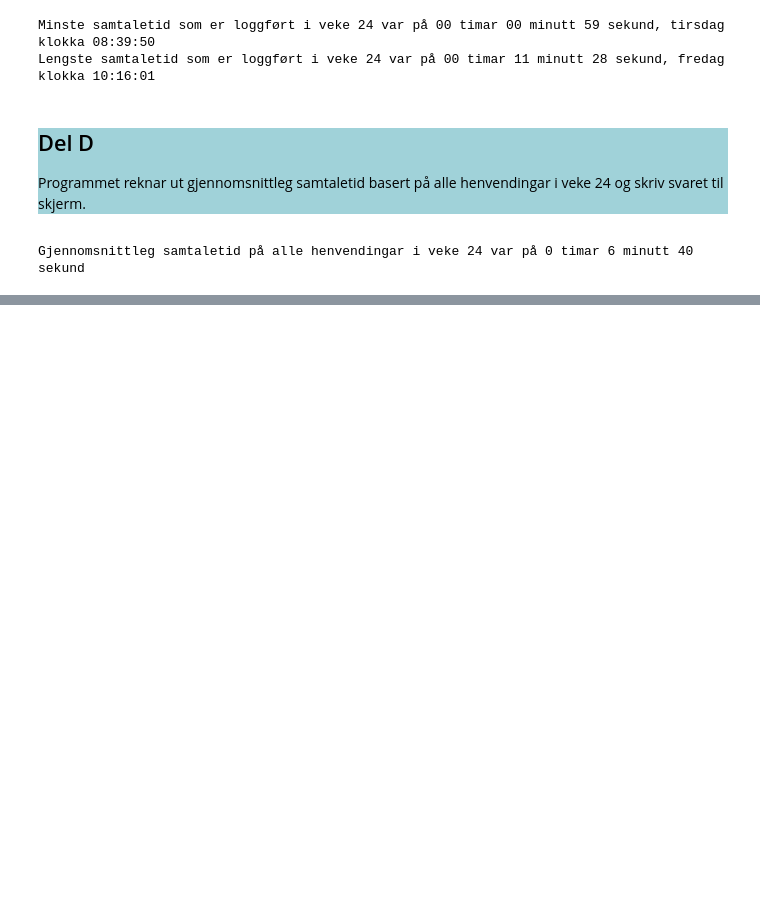
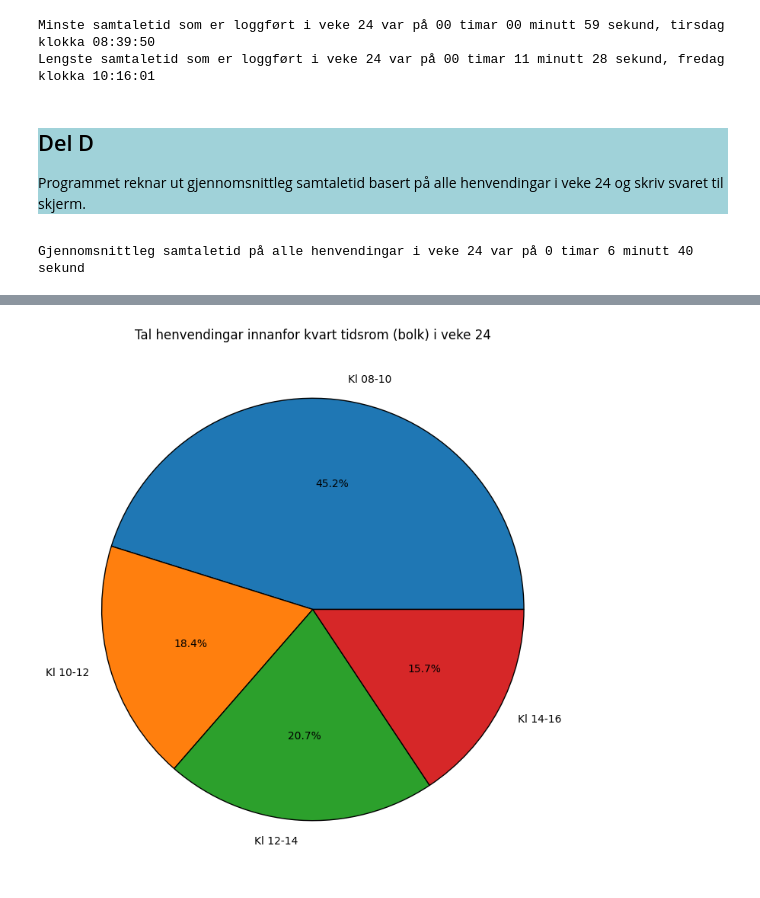
Before and after one commit to Haugtussen/py1010, a Jupyter notebook: Prosjektoppgave_Py1010_Kay_Roger_Haugen.ipynb, the cells around one changed output, grey strips where cells are left out. Cells and saved outputs as stored; diff of their text form; code cells hidden in the pictures; blank space fills up the shorter version.

```diff
--- a/Prosjektoppgave_Py1010_Kay_Roger_Haugen.ipynb
+++ b/Prosjektoppgave_Py1010_Kay_Roger_Haugen.ipynb
@@ -167,0 +176,23 @@ Gjennomsnittleg samtaletid på alle henvendingar i veke 24 var på 0 timar 6 min
+# %%
+bolk = ['Kl 08-10', 'Kl 10-12', 'Kl 12-14', 'Kl 14-16']  # Liste med navn på de ulike 2-timers bolkene til supportvaktene
+ant_henv_bolk = [0] * len(bolk)  # Liste med 0-verdiar som er like lang som "bolk"-lista. Skal halde kontroll på tal henvendingar i kvar bolk
+
+# Går gjennom alle henvendingane for å summere tal henvendingar innanfor kvart tidsrom (bolk)
+for i in range(0, ant_samtalar):
+    kl = int(kl_slett[i].split(':')[0])  # Splittar klokkeslettet på teiknet ':'. Brukar den første verdien [0] som er timen og konverterer til int.
+    if (8 <= kl < 10):
+        ant_henv_bolk[0] += 1  # Summerer tal henvendingar innanfor tidsrommet 8-10
+    elif (10 <= kl < 12):
+        ant_henv_bolk[1] += 1  # Summerer tal henvendingar innanfor tidsrommet 10-12
+    elif (12 <= kl < 14):
+        ant_henv_bolk[2] += 1  # Summerer tal henvendingar innanfor tidsrommet 12-14
+    elif (14 <= kl < 16):
+        ant_henv_bolk[3] += 1  # Summerer tal henvendingar innanfor tidsrommet 14-16
+
+plt.close('all')  # Lukkar eventuelle eksisterande figurar
+plt.figure(num=2, figsize=(12,9))  # Opprettar ein ny figur med nummer '2' med breidde 12 og høgde
+plt.pie(ant_henv_bolk, labels=bolk, autopct='%.1f%%', wedgeprops={'edgecolor': 'black'}) # Sektordiagram med formatering av %-tal og sektorkantlinjer
+plt.title('Tal henvendingar innanfor kvart tidsrom (bolk) i veke 24')  # Legg på tittel over søylediagrammet
+plt.show()  # Sikrar at plottet blir synleg
+# %% [output]
+[figure, added]
```
Also changed, not shown: parts of 1 cell of this notebook.
